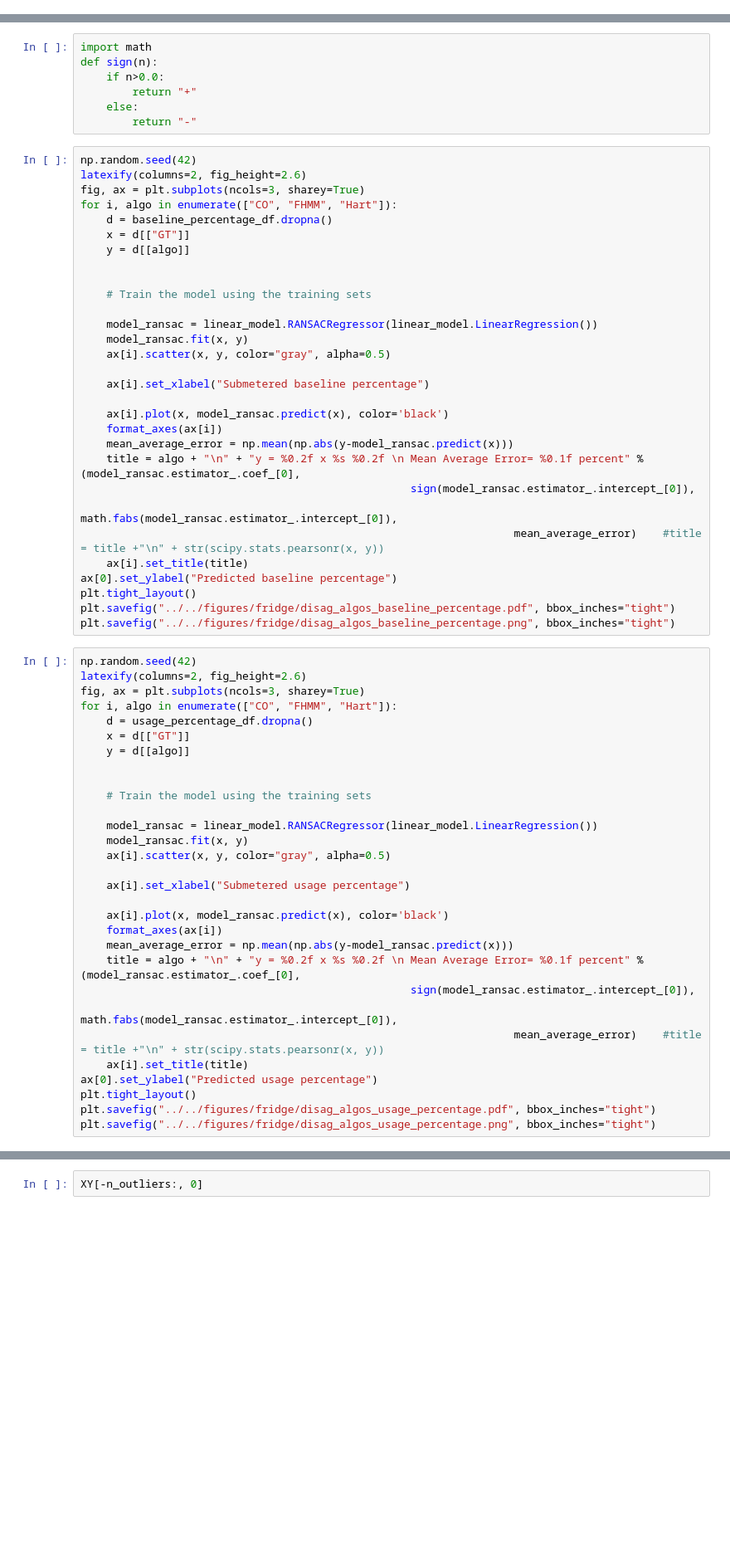
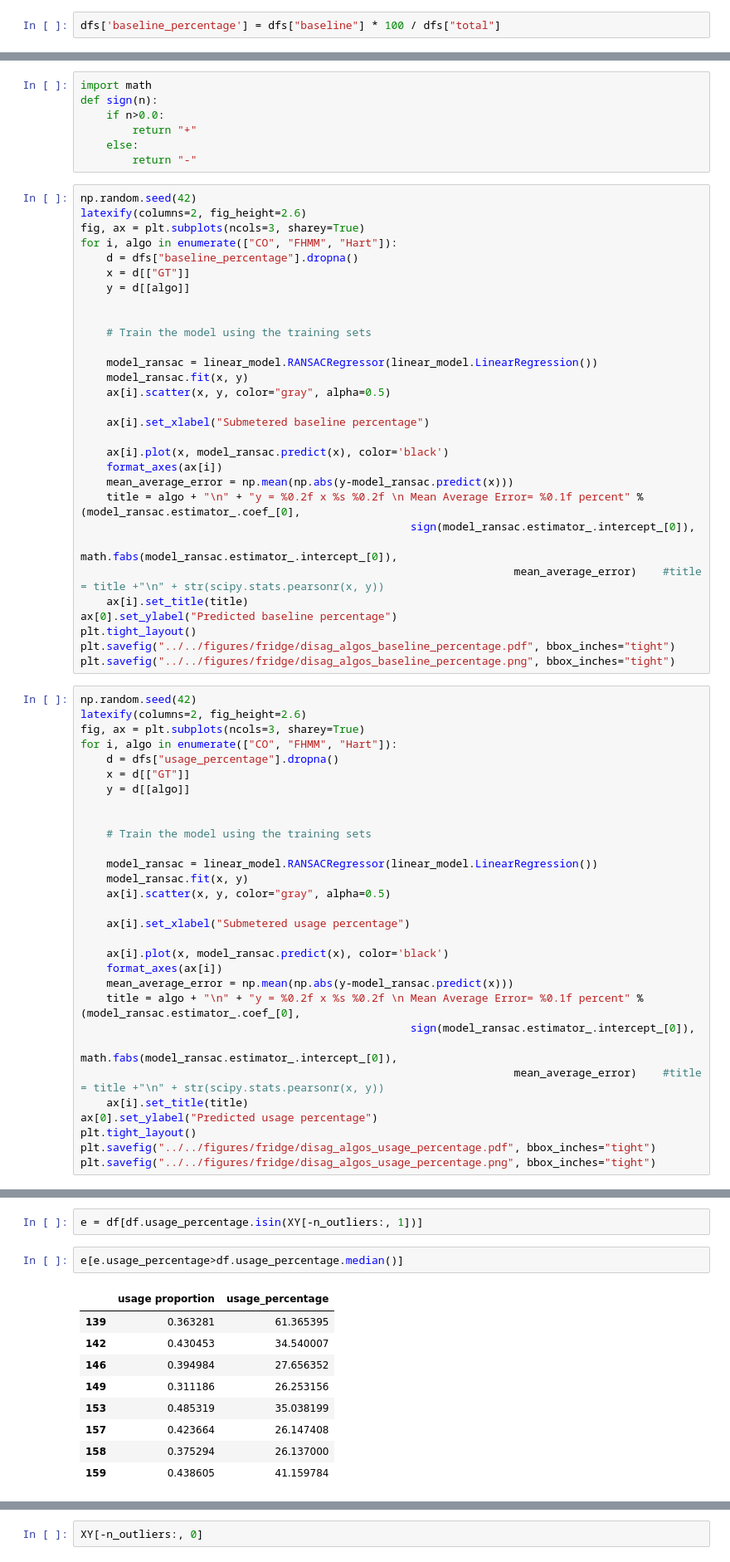
Before and after one commit to nipunbatra/nilm-actionable, a Jupyter notebook: notebooks/fridge/baseline_duty_percentage_disaggregation.ipynb, the cells around one changed output, grey strips where cells are left out. Shown: that part at 83% size. Drawn from its saved outputs; the diff is of its cells as text; blank space fills up the shorter version.

```diff
--- a/notebooks/fridge/baseline_duty_percentage_disaggregation.ipynb
+++ b/notebooks/fridge/baseline_duty_percentage_disaggregation.ipynb
@@ -155,3 +169,5 @@ defrost_percentage_df = pd.DataFrame(di["defrost_percentage"]).T
+# %%
+dfs['baseline_percentage'] = dfs["baseline"] * 100 / dfs["total"]
 # %%
 prop_usage_cycles.head()
 # %% [output]
@@ -177,7 +193,7 @@ np.random.seed(42)
 latexify(columns=2, fig_height=2.6)
 fig, ax = plt.subplots(ncols=3, sharey=True)
 for i, algo in enumerate(["CO", "FHMM", "Hart"]):
-    d = baseline_percentage_df.dropna()
+    d = dfs["baseline_percentage"].dropna()
     x = d[["GT"]]
     y = d[[algo]]
 
@@ -207,7 +223,7 @@ np.random.seed(42)
 latexify(columns=2, fig_height=2.6)
 fig, ax = plt.subplots(ncols=3, sharey=True)
 for i, algo in enumerate(["CO", "FHMM", "Hart"]):
-    d = usage_percentage_df.dropna()
+    d = dfs["usage_percentage"].dropna()
     x = d[["GT"]]
     y = d[[algo]]
 
@@ -234,0 +349,14 @@ plt.savefig("../../figures/fridge/disag_algos_usage_percentage.png", bbox_inches
+# %%
+e = df[df.usage_percentage.isin(XY[-n_outliers:, 1])]
+# %%
+e[e.usage_percentage>df.usage_percentage.median()]
+# %% [output]
+|  | usage proportion | usage_percentage |
+| 139 | 0.363281 | 61.365395 |
+| 142 | 0.430453 | 34.540007 |
+| 146 | 0.394984 | 27.656352 |
+| 149 | 0.311186 | 26.253156 |
+| 153 | 0.485319 | 35.038199 |
+| 157 | 0.423664 | 26.147408 |
+| 158 | 0.375294 | 26.137000 |
+| 159 | 0.438605 | 41.159784 |
```
Also changed, not shown: parts of 12 cells of this notebook, 10 other files.
